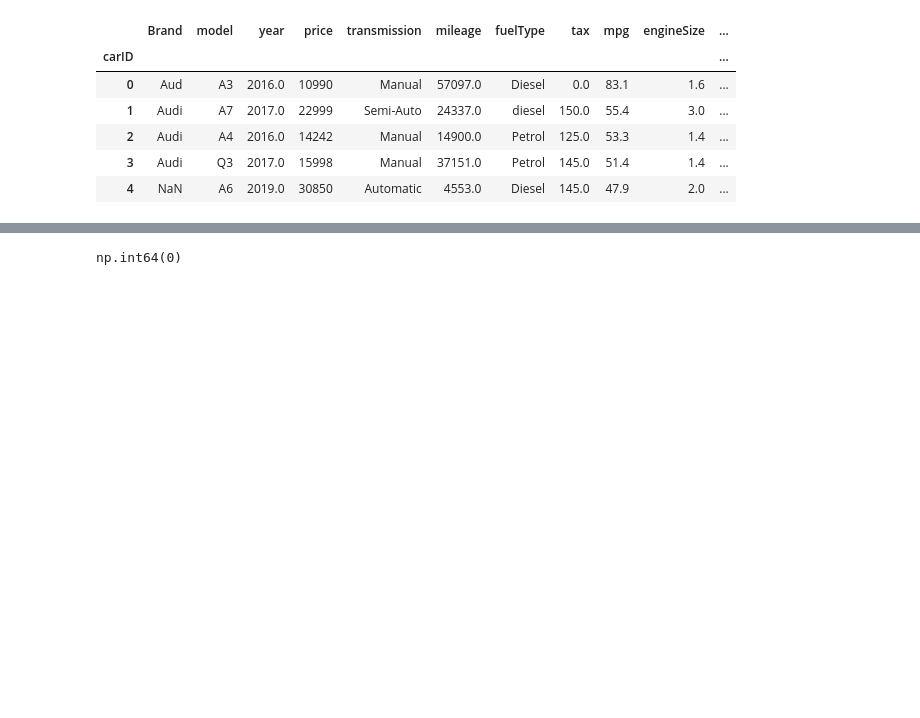
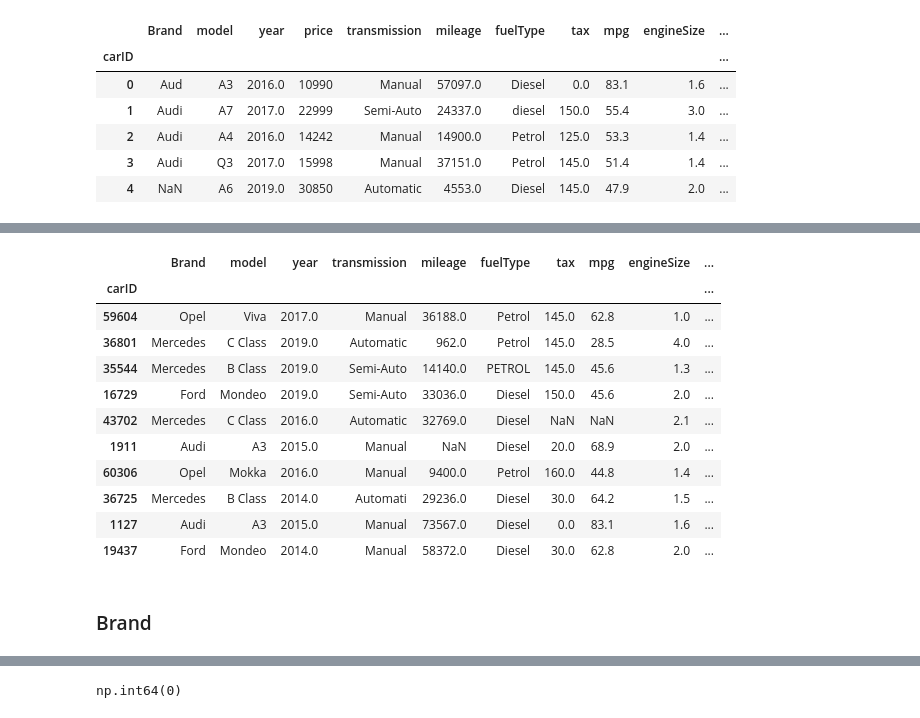
Before and after one commit to novaimsmlgurus/ml, a Jupyter notebook: Project_ML.ipynb, the cells around one changed output, grey strips where cells are left out. Saved outputs shown, nothing was run; the diff lists cells and outputs as text; code cells hidden in the pictures; blank space fills up the shorter version.

Commit message:
Beginning of exploratory analysis of Brand and model columns

```diff
--- a/Project_ML.ipynb
+++ b/Project_ML.ipynb
@@ -22,7 +166,6 @@ from sklearn.linear_model import LogisticRegression
 from sklearn.svm import SVC
 from sklearn.feature_selection import RFE
 
-
 # embedded methods
 from sklearn.linear_model import LassoCV
 
@@ -33,4 +176,5 @@ warnings.filterwarnings('ignore')
 #set random seed for reproducibility
 RSEED = 42
 np.random.seed(RSEED)
+pd.set_option('display.max_rows', None)
 # %% [markdown]
@@ -88,0 +453,2 @@ train.head()
+# %%
+x_train_val, x_test, y_train_val, y_test = train_test_split(df.drop(columns=['price']), df['price'], test_size=0.2, random_state=RSEED)
@@ -88,0 +477,18 @@ train.head()
+# %%
+# let's check the data types
+x_train_val.sample(10)
+# %% [output]
+|  | Brand | model | year | transmission | mileage | fuelType | tax | mpg | engineSize | ... |
+| carID |  |  |  |  |  |  |  |  |  | ... |
+| 59604 | Opel | Viva | 2017.0 | Manual | 36188.0 | Petrol | 145.0 | 62.8 | 1.0 | ... |
+| 36801 | Mercedes | C Class | 2019.0 | Automatic | 962.0 | Petrol | 145.0 | 28.5 | 4.0 | ... |
+| 35544 | Mercedes | B Class | 2019.0 | Semi-Auto | 14140.0 | PETROL | 145.0 | 45.6 | 1.3 | ... |
+| 16729 | Ford | Mondeo | 2019.0 | Semi-Auto | 33036.0 | Diesel | 150.0 | 45.6 | 2.0 | ... |
+| 43702 | Mercedes | C Class | 2016.0 | Automatic | 32769.0 | Diesel | NaN | NaN | 2.1 | ... |
+| 1911 | Audi | A3 | 2015.0 | Manual | NaN | Diesel | 20.0 | 68.9 | 2.0 | ... |
+| 60306 | Opel | Mokka | 2016.0 | Manual | 9400.0 | Petrol | 160.0 | 44.8 | 1.4 | ... |
+| 36725 | Mercedes | B Class | 2014.0 | Automati | 29236.0 | Diesel | 30.0 | 64.2 | 1.5 | ... |
+| 1127 | Audi | A3 | 2015.0 | Manual | 73567.0 | Diesel | 0.0 | 83.1 | 1.6 | ... |
+| 19437 | Ford | Mondeo | 2014.0 | Manual | 58372.0 | Diesel | 30.0 | 62.8 | 2.0 | ... |
+# %% [markdown]
+### Brand
```
Also changed, not shown: parts of 51 cells of this notebook.
